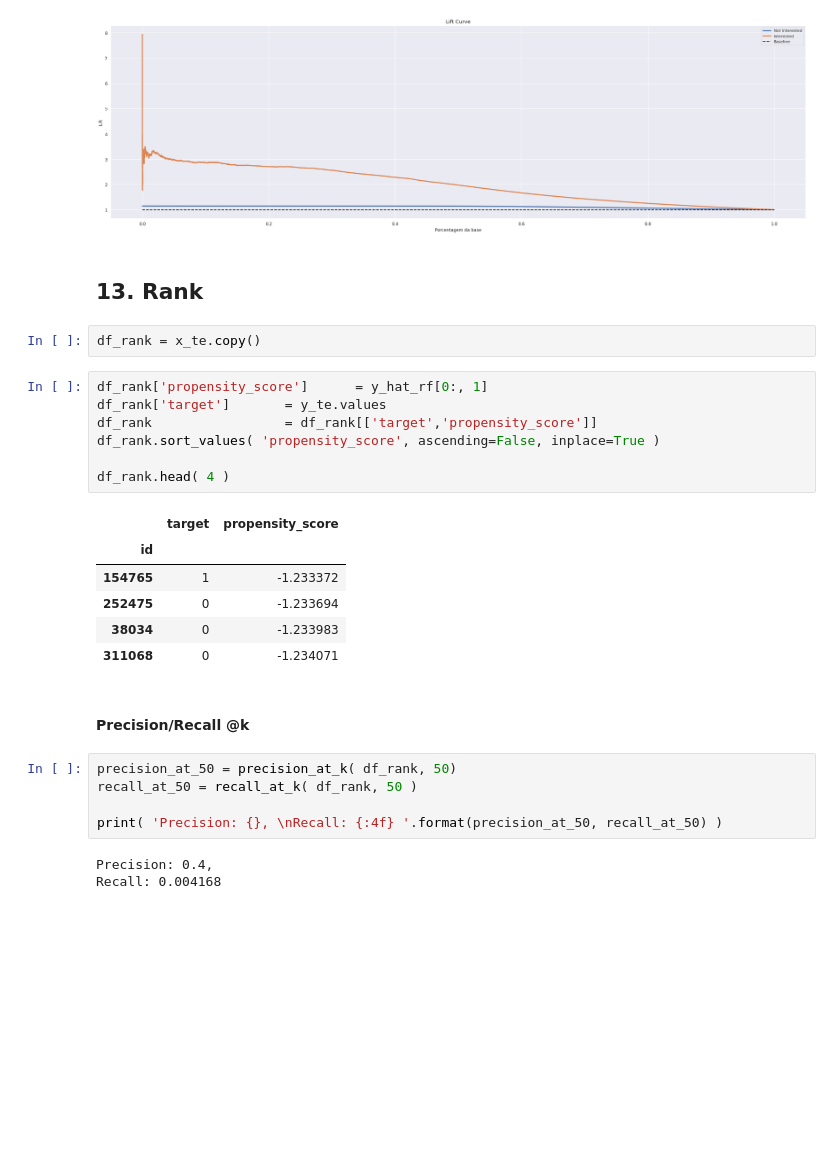
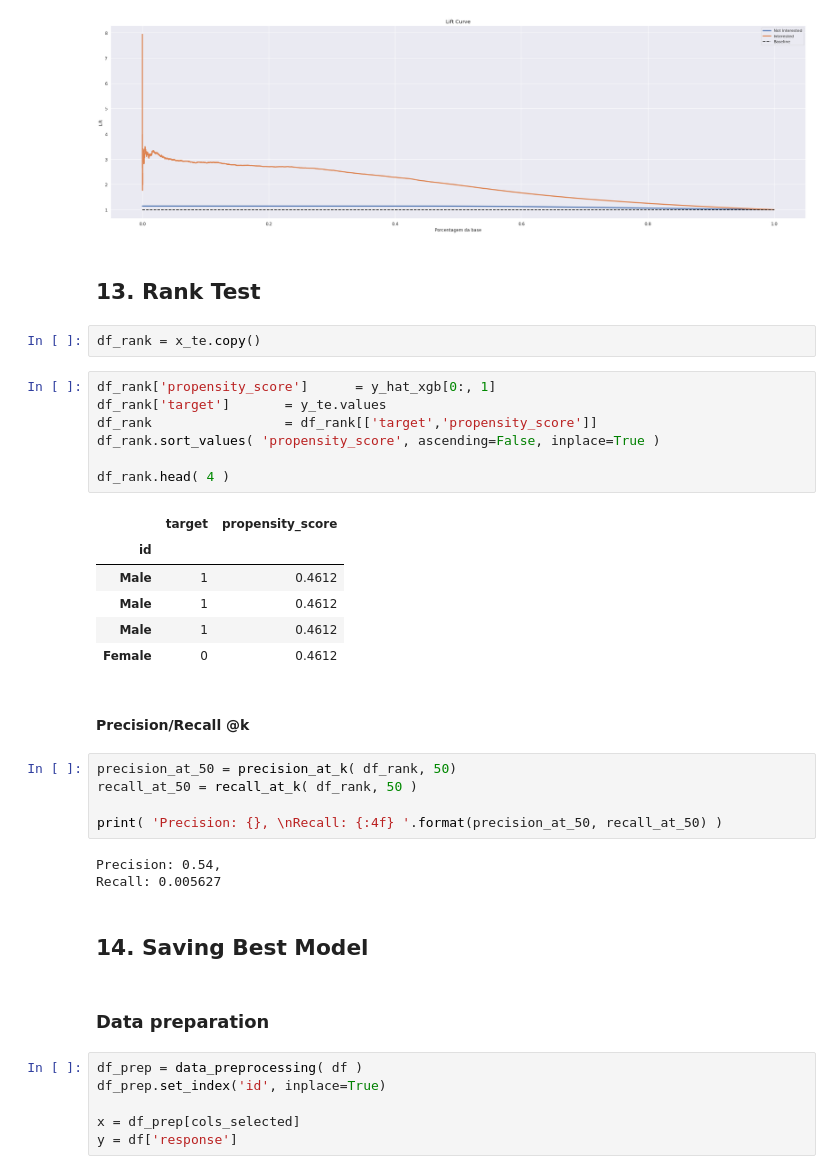
Before and after one commit to rsantosluan/Helth_Insurance_Cross_Sell, a Jupyter notebook: Notebooks/data_exploration.ipynb, the cells around one changed output. Drawn from its saved outputs; the diff is of its cells as text; blank space fills up the shorter version.

Commit message:
Save Best Model

```diff
--- a/Notebooks/data_exploration.ipynb
+++ b/Notebooks/data_exploration.ipynb
@@ -1031,23 +1031,23 @@ plt.ylabel( 'Lift' );
 # %% [output]
 [figure]
 # %% [markdown]
-## 13. Rank
+## 13. Rank Test
 # %%
 df_rank = x_te.copy()
 # %%
-df_rank['propensity_score']      = y_hat_rf[0:, 1]
+df_rank['propensity_score']      = y_hat_xgb[0:, 1]
 df_rank['target']       = y_te.values
 df_rank                 = df_rank[['target','propensity_score']]
 df_rank.sort_values( 'propensity_score', ascending=False, inplace=True )
 
 df_rank.head( 4 )
 # %% [output]
 |  | target | propensity_score |
 | id |  |  |
-| 154765 | 1 | -1.233372 |
-| 252475 | 0 | -1.233694 |
-| 38034 | 0 | -1.233983 |
-| 311068 | 0 | -1.234071 |
+| Male | 1 | 0.4612 |
+| Male | 1 | 0.4612 |
+| Male | 1 | 0.4612 |
+| Female | 0 | 0.4612 |
 # %% [markdown]
 #### Precision/Recall @k
 # %%
@@ -1056,5 +1056,15 @@ recall_at_50 = recall_at_k( df_rank, 50 )
 
 print( 'Precision: {}, \nRecall: {:4f} '.format(precision_at_50, recall_at_50) )
 # %% [output]
-Precision: 0.4,
-Recall: 0.004168
+Precision: 0.54,
+Recall: 0.005627
+# %% [markdown]
+## 14. Saving Best Model
+# %% [markdown]
+### Data preparation
+# %%
+df_prep = data_preprocessing( df )
+df_prep.set_index('id', inplace=True)
+
+x = df_prep[cols_selected]
+y = df['response']
```
Also changed, not shown: parts of 9 cells of this notebook, 2 other files.
